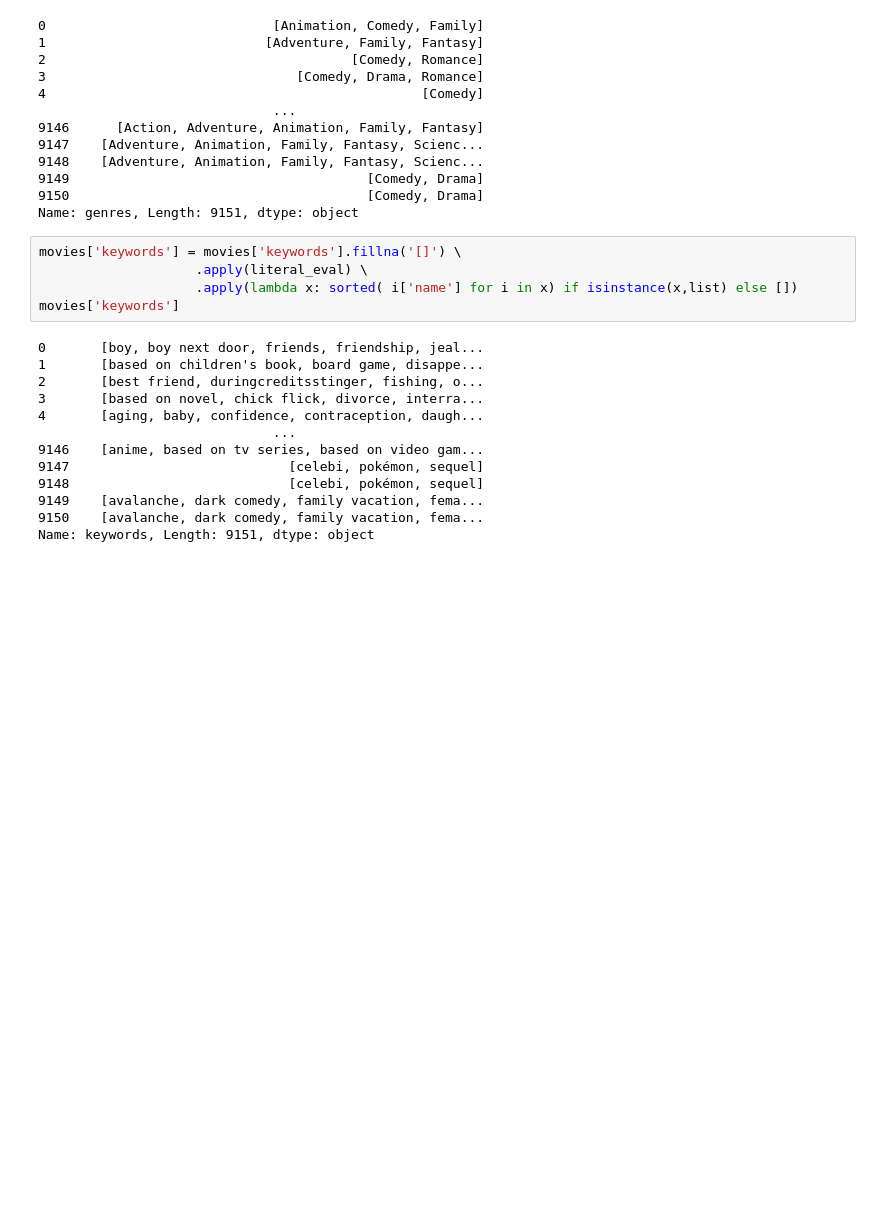
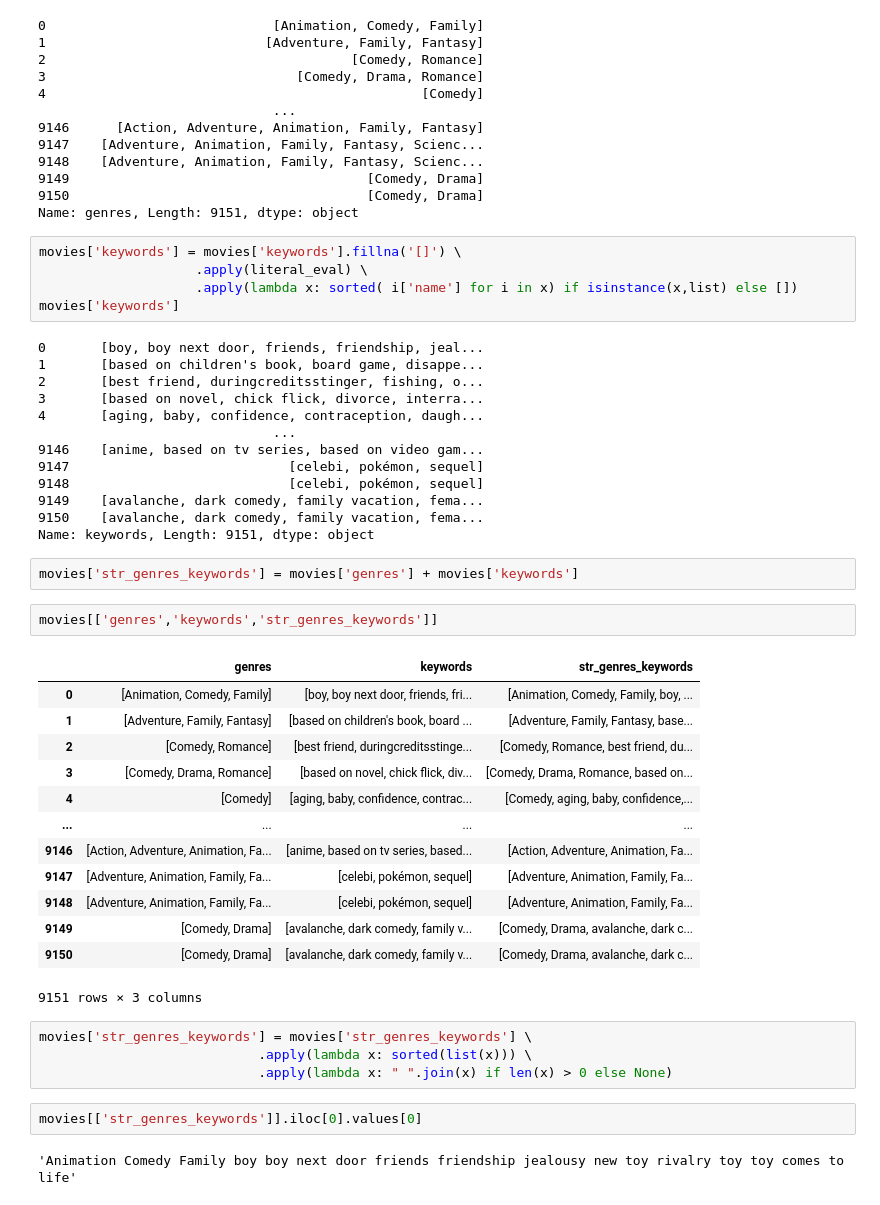
Before and after one commit to hanyong5/2025python, a Jupyter notebook: 02code/02contentbow/02tfidf02.ipynb, the cells around one changed output. Drawn from its saved outputs; the diff is of its cells as text; blank space fills up the shorter version.

```diff
--- a/02code/02contentbow/02tfidf02.ipynb
+++ b/02code/02contentbow/02tfidf02.ipynb
@@ -101,3 +103,29 @@ movies['keywords']
 9149    [avalanche, dark comedy, family vacation, fema...
 9150    [avalanche, dark comedy, family vacation, fema...
 Name: keywords, Length: 9151, dtype: object
+# %%
+movies['str_genres_keywords'] = movies['genres'] + movies['keywords']
+# %%
+movies[['genres','keywords','str_genres_keywords']]
+# %% [output]
+|  | genres | keywords | str_genres_keywords |
+| 0 | [Animation, Comedy, Family] | [boy, boy next door, friends, fri... | [Animation, Comedy, Family, boy, ... |
+| 1 | [Adventure, Family, Fantasy] | [based on children's book, board ... | [Adventure, Family, Fantasy, base... |
+| 2 | [Comedy, Romance] | [best friend, duringcreditsstinge... | [Comedy, Romance, best friend, du... |
+| 3 | [Comedy, Drama, Romance] | [based on novel, chick flick, div... | [Comedy, Drama, Romance, based on... |
+| 4 | [Comedy] | [aging, baby, confidence, contrac... | [Comedy, aging, baby, confidence,... |
+| ... | ... | ... | ... |
+| 9146 | [Action, Adventure, Animation, Fa... | [anime, based on tv series, based... | [Action, Adventure, Animation, Fa... |
+| 9147 | [Adventure, Animation, Family, Fa... | [celebi, pokémon, sequel] | [Adventure, Animation, Family, Fa... |
+| 9148 | [Adventure, Animation, Family, Fa... | [celebi, pokémon, sequel] | [Adventure, Animation, Family, Fa... |
+| 9149 | [Comedy, Drama] | [avalanche, dark comedy, family v... | [Comedy, Drama, avalanche, dark c... |
+| 9150 | [Comedy, Drama] | [avalanche, dark comedy, family v... | [Comedy, Drama, avalanche, dark c... |
+9151 rows × 3 columns
+# %%
+movies['str_genres_keywords'] = movies['str_genres_keywords'] \
+                            .apply(lambda x: sorted(list(x))) \
+                            .apply(lambda x: " ".join(x) if len(x) > 0 else None)
+# %%
+movies[['str_genres_keywords']].iloc[0].values[0]
+# %% [output]
+'Animation Comedy Family boy boy next door friends friendship jealousy new toy rivalry toy toy comes to life'
```
Also changed, not shown: parts of 19 cells of this notebook.
